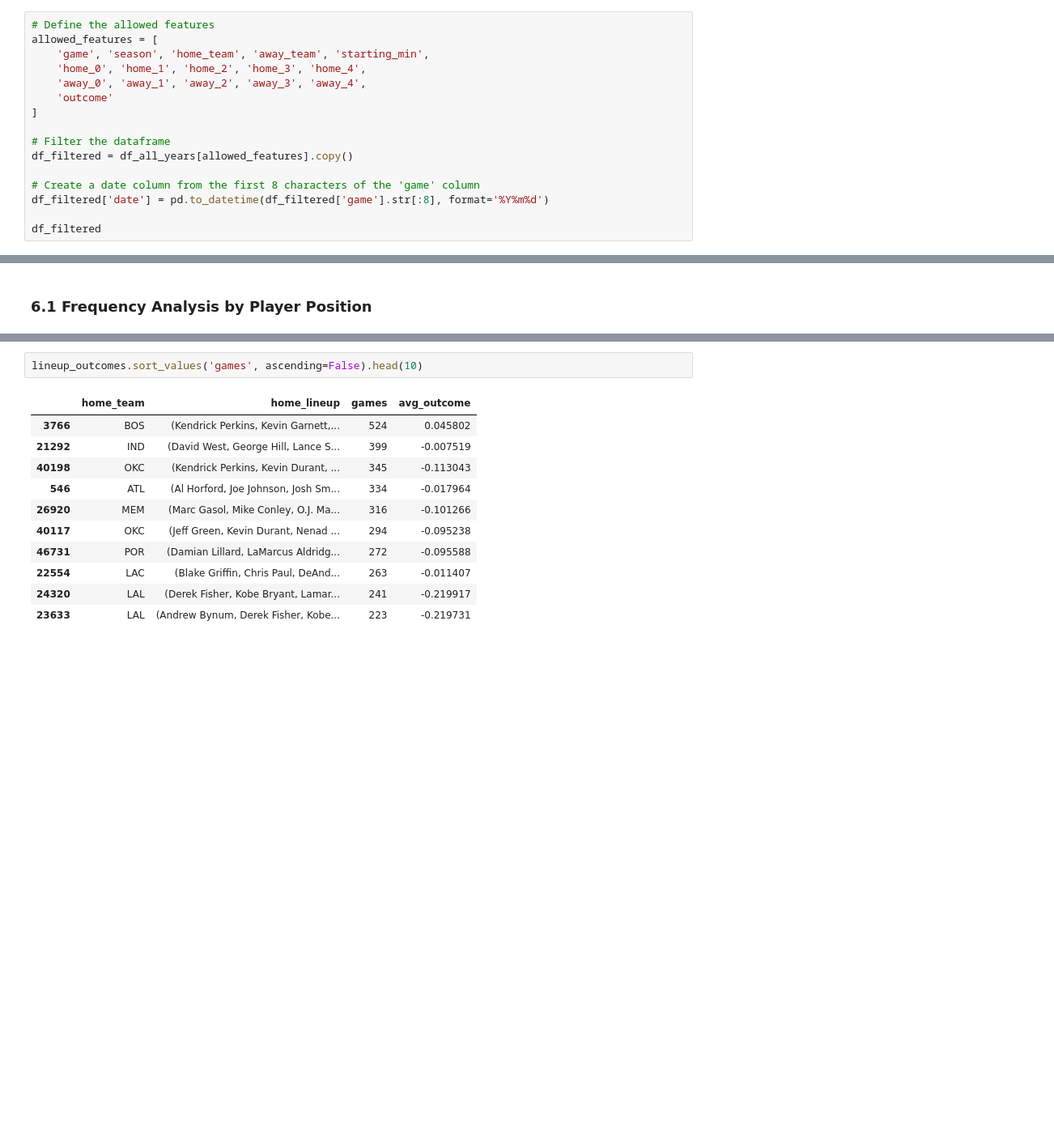
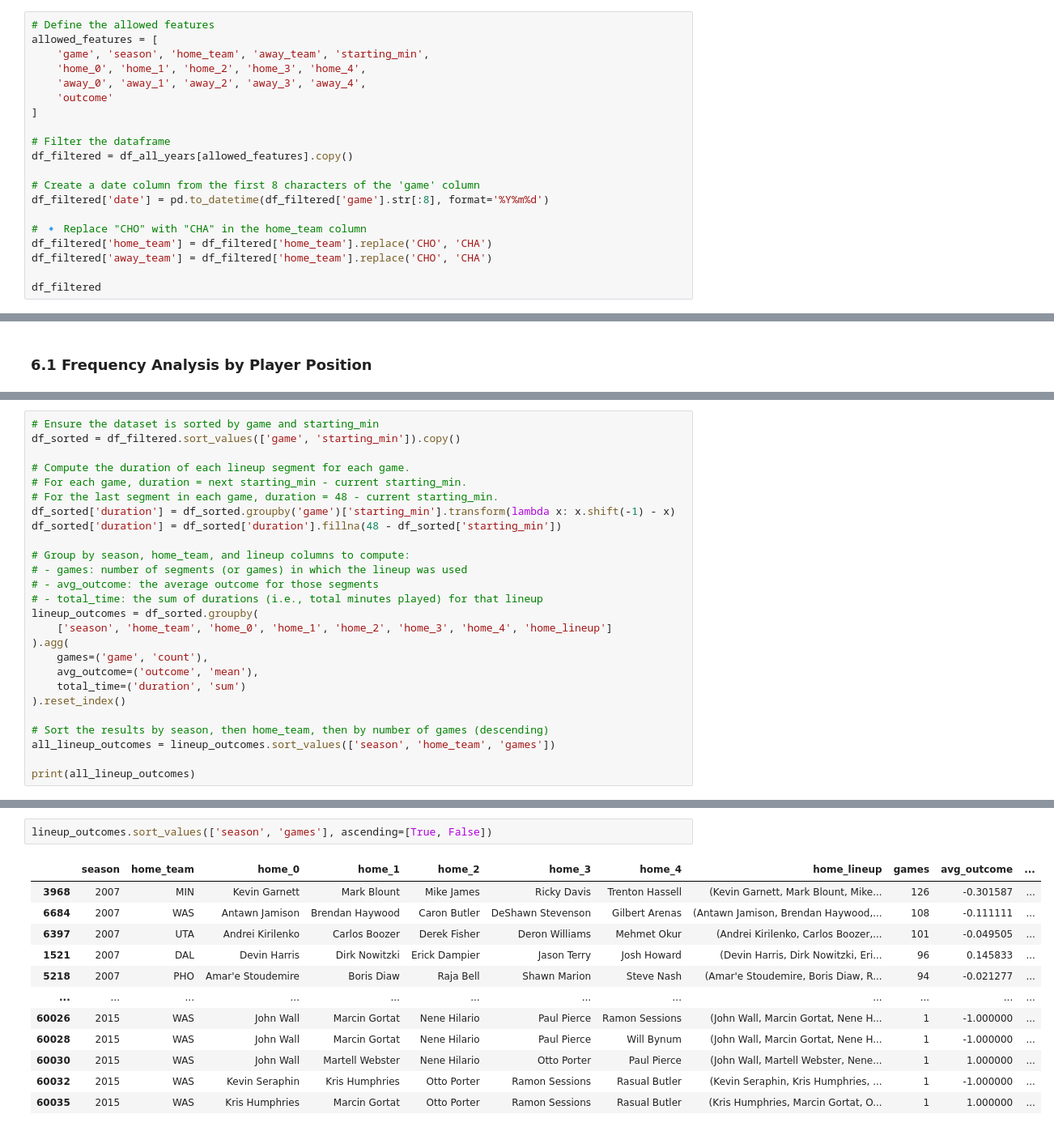
Before and after one commit to rrishabsingh02/ML-NBALineupPrediction, a Jupyter notebook: notebooks/data-analysis-rishab.ipynb, the cells around one changed output, grey strips where cells are left out. Shown at 81% size. Saved outputs shown, nothing was run; the diff lists cells and outputs as text; blank space fills up the shorter version.

```diff
--- a/notebooks/data-analysis-rishab.ipynb
+++ b/notebooks/data-analysis-rishab.ipynb
@@ -86,6 +85,10 @@ df_filtered = df_all_years[allowed_features].copy()
 # Create a date column from the first 8 characters of the 'game' column
 df_filtered['date'] = pd.to_datetime(df_filtered['game'].str[:8], format='%Y%m%d')
 
+# 🔹 Replace "CHO" with "CHA" in the home_team column
+df_filtered['home_team'] = df_filtered['home_team'].replace('CHO', 'CHA')
+df_filtered['away_team'] = df_filtered['home_team'].replace('CHO', 'CHA')
+
 df_filtered
 # %% [output]
 |  | game | season | home_team | away_team | starting_min | home_0 | home_1 | home_2 | home_3 | home_4 | ... |
@@ -261,0 +256,26 @@ lineup_outcomes.head(35).sort_values('games', ascending=False)
+# %%
+# Ensure the dataset is sorted by game and starting_min
+df_sorted = df_filtered.sort_values(['game', 'starting_min']).copy()
+
+# Compute the duration of each lineup segment for each game.
+# For each game, duration = next starting_min - current starting_min.
+# For the last segment in each game, duration = 48 - current starting_min.
+df_sorted['duration'] = df_sorted.groupby('game')['starting_min'].transform(lambda x: x.shift(-1) - x)
+df_sorted['duration'] = df_sorted['duration'].fillna(48 - df_sorted['starting_min'])
+
+# Group by season, home_team, and lineup columns to compute:
+# - games: number of segments (or games) in which the lineup was used
+# - avg_outcome: the average outcome for those segments
+# - total_time: the sum of durations (i.e., total minutes played) for that lineup
+lineup_outcomes = df_sorted.groupby(
+    ['season', 'home_team', 'home_0', 'home_1', 'home_2', 'home_3', 'home_4', 'home_lineup']
+).agg(
+    games=('game', 'count'),
+    avg_outcome=('outcome', 'mean'),
+    total_time=('duration', 'sum')
+).reset_index()
+
+# Sort the results by season, then home_team, then by number of games (descending)
+all_lineup_outcomes = lineup_outcomes.sort_values(['season', 'home_team', 'games'])
+
+print(all_lineup_outcomes)
@@ -353,16 +396,17 @@ Feel free to extend the analysis by exploring additional correlations (e.g., lin
 
 Let's continue discussing how we can further manipulate these data tables to gain even deeper insights.
 # %%
-lineup_outcomes.sort_values('games', ascending=False).head(10)
+lineup_outcomes.sort_values(['season', 'games'], ascending=[True, False])
 # %% [output]
-|  | home_team | home_lineup | games | avg_outcome |
-| 3766 | BOS | (Kendrick Perkins, Kevin Garnett,... | 524 | 0.045802 |
-| 21292 | IND | (David West, George Hill, Lance S... | 399 | -0.007519 |
-| 40198 | OKC | (Kendrick Perkins, Kevin Durant, ... | 345 | -0.113043 |
-| 546 | ATL | (Al Horford, Joe Johnson, Josh Sm... | 334 | -0.017964 |
-| 26920 | MEM | (Marc Gasol, Mike Conley, O.J. Ma... | 316 | -0.101266 |
-| 40117 | OKC | (Jeff Green, Kevin Durant, Nenad ... | 294 | -0.095238 |
-| 46731 | POR | (Damian Lillard, LaMarcus Aldridg... | 272 | -0.095588 |
-| 22554 | LAC | (Blake Griffin, Chris Paul, DeAnd... | 263 | -0.011407 |
-| 24320 | LAL | (Derek Fisher, Kobe Bryant, Lamar... | 241 | -0.219917 |
-| 23633 | LAL | (Andrew Bynum, Derek Fisher, Kobe... | 223 | -0.219731 |
+|  | season | home_team | home_0 | home_1 | home_2 | home_3 | home_4 | home_lineup | games | avg_outcome | ... |
+| 3968 | 2007 | MIN | Kevin Garnett | Mark Blount | Mike James | Ricky Davis | Trenton Hassell | (Kevin Garnett, Mark Blount, Mike... | 126 | -0.301587 | ... |
+| 6684 | 2007 | WAS | Antawn Jamison | Brendan Haywood | Caron Butler | DeShawn Stevenson | Gilbert Arenas | (Antawn Jamison, Brendan Haywood,... | 108 | -0.111111 | ... |
+| 6397 | 2007 | UTA | Andrei Kirilenko | Carlos Boozer | Derek Fisher | Deron Williams | Mehmet Okur | (Andrei Kirilenko, Carlos Boozer,... | 101 | -0.049505 | ... |
+| 1521 | 2007 | DAL | Devin Harris | Dirk Nowitzki | Erick Dampier | Jason Terry | Josh Howard | (Devin Harris, Dirk Nowitzki, Eri... | 96 | 0.145833 | ... |
+| 5218 | 2007 | PHO | Amar'e Stoudemire | Boris Diaw | Raja Bell | Shawn Marion | Steve Nash | (Amar'e Stoudemire, Boris Diaw, R... | 94 | -0.021277 | ... |
+| ... | ... | ... | ... | ... | ... | ... | ... | ... | ... | ... | ... |
+| 60026 | 2015 | WAS | John Wall | Marcin Gortat | Nene Hilario | Paul Pierce | Ramon Sessions | (John Wall, Marcin Gortat, Nene H... | 1 | -1.000000 | ... |
+| 60028 | 2015 | WAS | John Wall | Marcin Gortat | Nene Hilario | Paul Pierce | Will Bynum | (John Wall, Marcin Gortat, Nene H... | 1 | -1.000000 | ... |
+| 60030 | 2015 | WAS | John Wall | Martell Webster | Nene Hilario | Otto Porter | Paul Pierce | (John Wall, Martell Webster, Nene... | 1 | 1.000000 | ... |
+| 60032 | 2015 | WAS | Kevin Seraphin | Kris Humphries | Otto Porter | Ramon Sessions | Rasual Butler | (Kevin Seraphin, Kris Humphries, ... | 1 | -1.000000 | ... |
+| 60035 | 2015 | WAS | Kris Humphries | Marcin Gortat | Otto Porter | Ramon Sessions | Rasual Butler | (Kris Humphries, Marcin Gortat, O... | 1 | 1.000000 | ... |
```
Also changed, not shown: parts of 48 cells of this notebook, 4 other files.
